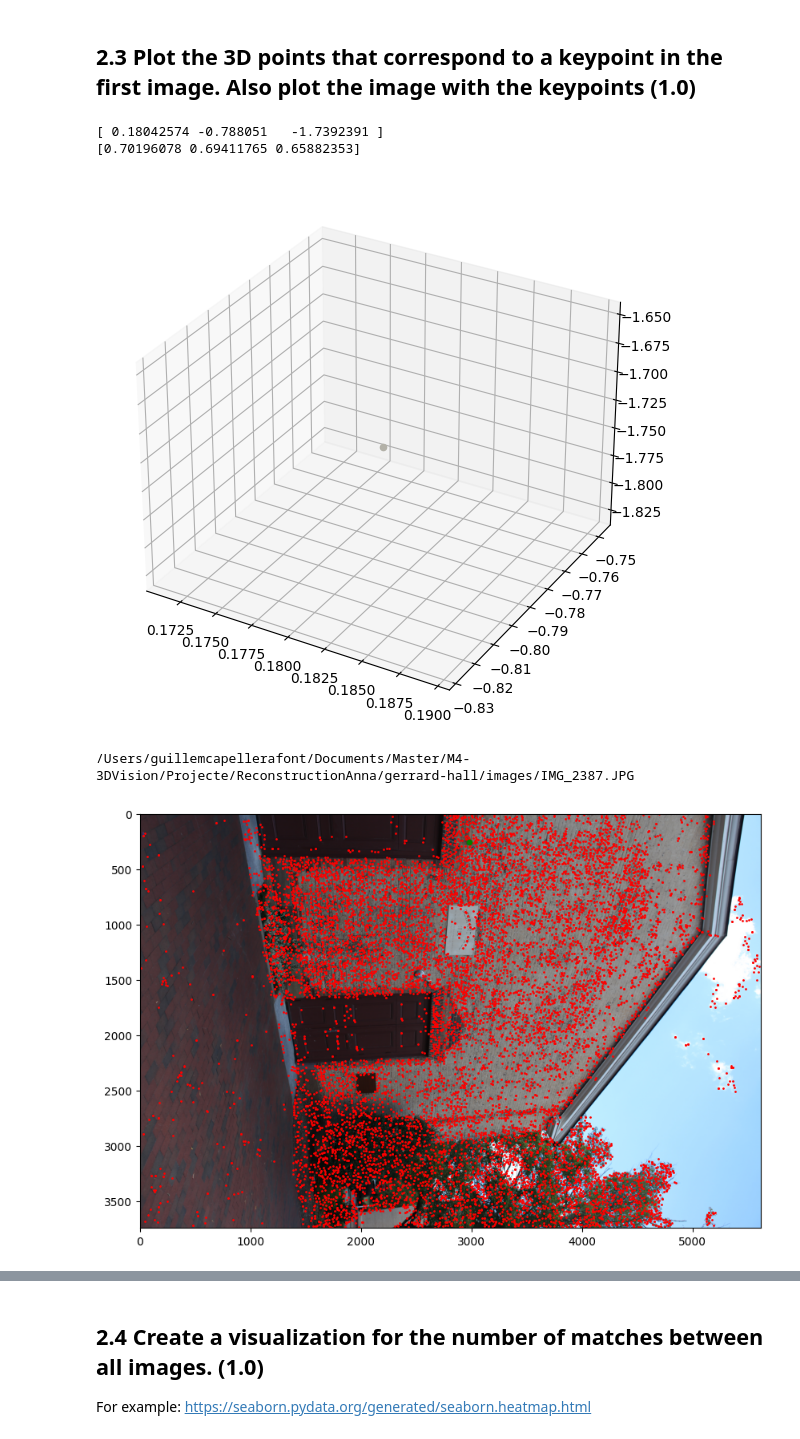
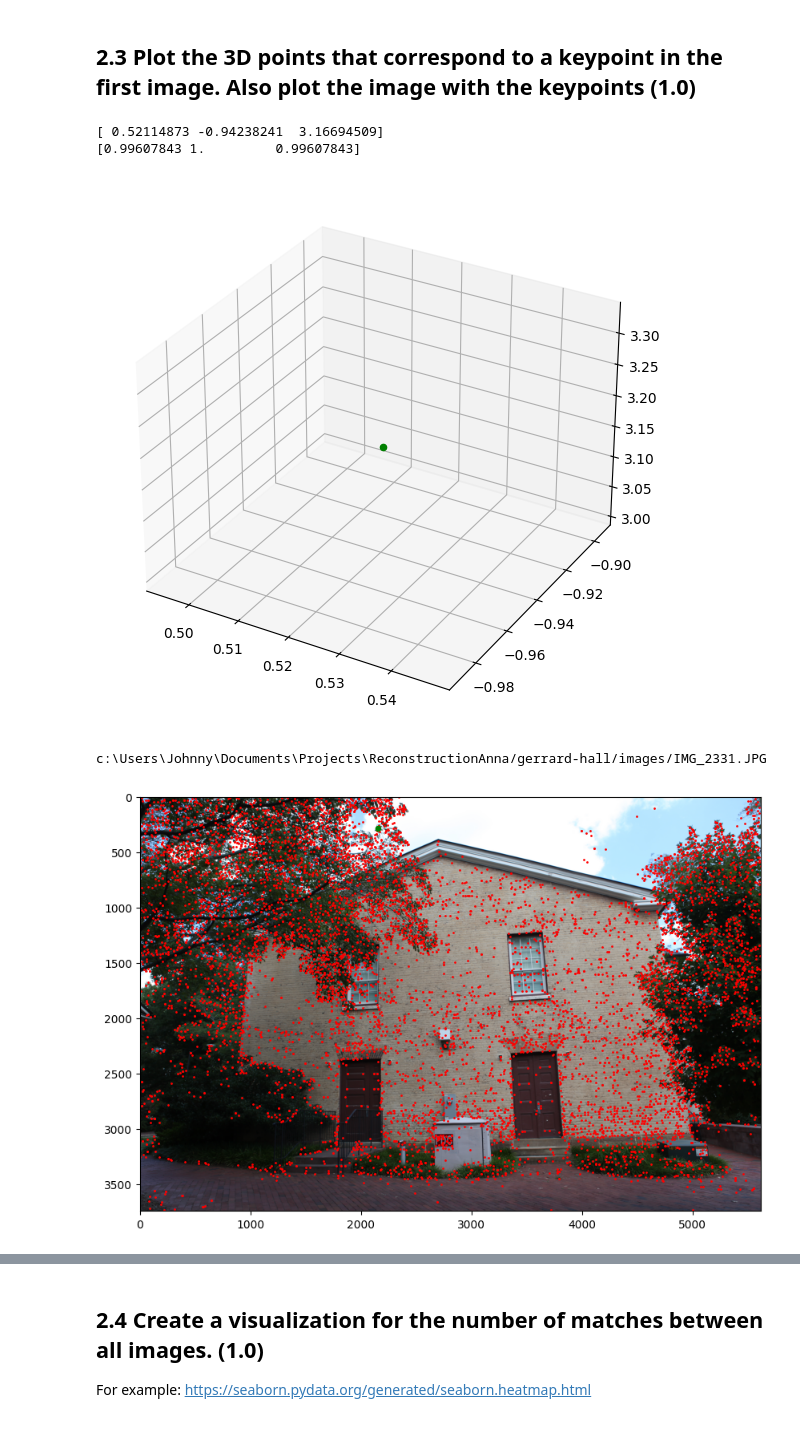
Before and after one commit to aolivtous/MCV_M4_3DVision, a Jupyter notebook: lab5/lab5.ipynb, the cells around one changed output, grey strips where cells are left out. Saved outputs shown, nothing was run; the diff lists cells and outputs as text; code cells hidden in the pictures.

```diff
--- a/lab5/lab5.ipynb
+++ b/lab5/lab5.ipynb
@@ -270,25 +279,26 @@ point_idx = images[img_idx].point3D_ids[kp_idx]
 print(points3D[point_idx].xyz)
 print(points3D[point_idx].rgb/255)
 
-draw_points(points3D[point_idx].xyz, [points3D[point_idx].rgb/255], ax=None, colorbar=False, only_one_point=True)
+# draw_points(points3D[point_idx].xyz, [points3D[point_idx].rgb/255], ax=None, colorbar=False, only_one_point=True)
+draw_points(points3D[point_idx].xyz, "green", ax=None, colorbar=False, only_one_point=True)
 # %% [output]
-[ 0.18042574 -0.788051   -1.7392391 ]
-[0.70196078 0.69411765 0.65882353]
+[ 0.52114873 -0.94238241  3.16694509]
+[0.99607843 1.         0.99607843]
-[figure, old version]
+[figure, new version]
 # %%
 
 image_name = images[1].name
 image_path = database_path[:database_path.rfind('/')] + "/images/" + image_name
 print(image_path)
 
 image = cv2.imread(image_path)
 image = cv2.cvtColor(image, cv2.COLOR_BGR2RGB)
 # Plot the image with the keypoints
 plt.figure(figsize=(10, 10))
 plt.imshow(image)
 plt.scatter(keypoints[1][:, 0], keypoints[1][:, 1], s=1, marker="o", color="r")
-plt.scatter(keypoints[1][idx_kp,0], keypoints[1][idx_kp,1], s=20, marker="o", color="g")
+plt.scatter(keypoints[1][kp_idx,0], keypoints[1][kp_idx,1], s=20, marker="o", color="g")
 plt.show()
 # %% [output]
-/Users/guillemcapellerafont/Documents/Master/M4-3DVision/Projecte/ReconstructionAnna/gerrard-hall/images/IMG_2387.JPG
+c:\Users\Johnny\Documents\Projects\ReconstructionAnna/gerrard-hall/images/IMG_2331.JPG
-[figure, old version]
+[figure, new version]
```
Also changed, not shown: parts of 18 cells of this notebook, 4 other files.
